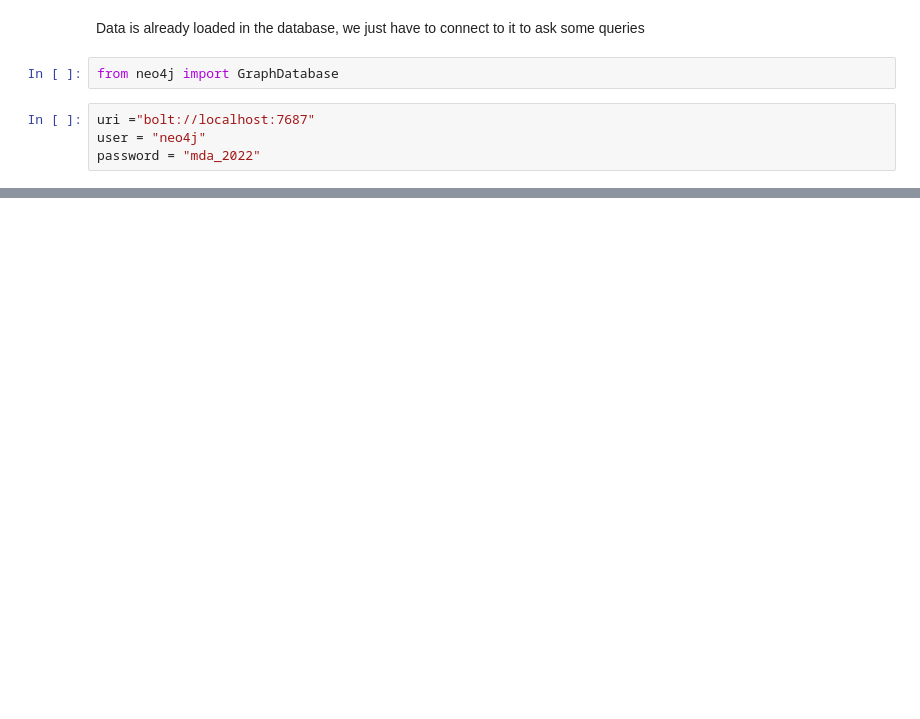
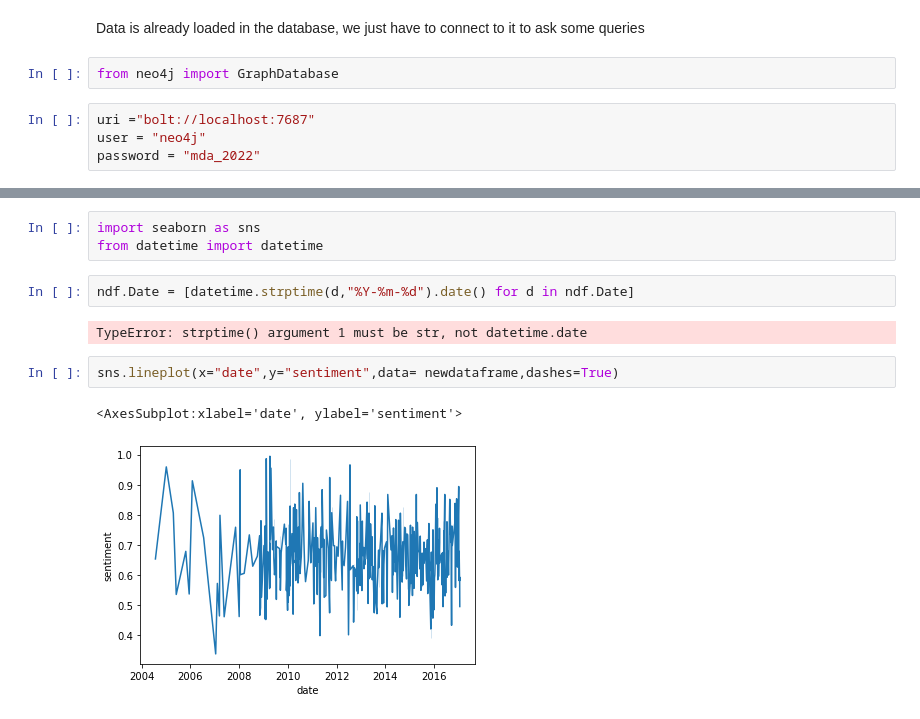
Before and after one commit to jfsalcedo10/mda-kuwait, a Jupyter notebook: notebooks/Neo4J.ipynb, the cells around one changed output, grey strips where cells are left out. Drawn from its saved outputs; the diff is of its cells as text; blank space fills up the shorter version.

```diff
--- a/notebooks/Neo4J.ipynb
+++ b/notebooks/Neo4J.ipynb
@@ -73,0 +116,12 @@ pd.DataFrame(names)
+# %%
+import seaborn as sns
+from datetime import datetime
+# %%
+ndf.Date = [datetime.strptime(d,"%Y-%m-%d").date() for d in ndf.Date]
+# %% [output]
+TypeError: strptime() argument 1 must be str, not datetime.date
+# %%
+sns.lineplot(x="date",y="sentiment",data= newdataframe,dashes=True)
+# %% [output]
+<AxesSubplot:xlabel='date', ylabel='sentiment'>
+[figure, added]
```
Also changed, not shown: parts of 7 cells of this notebook.
